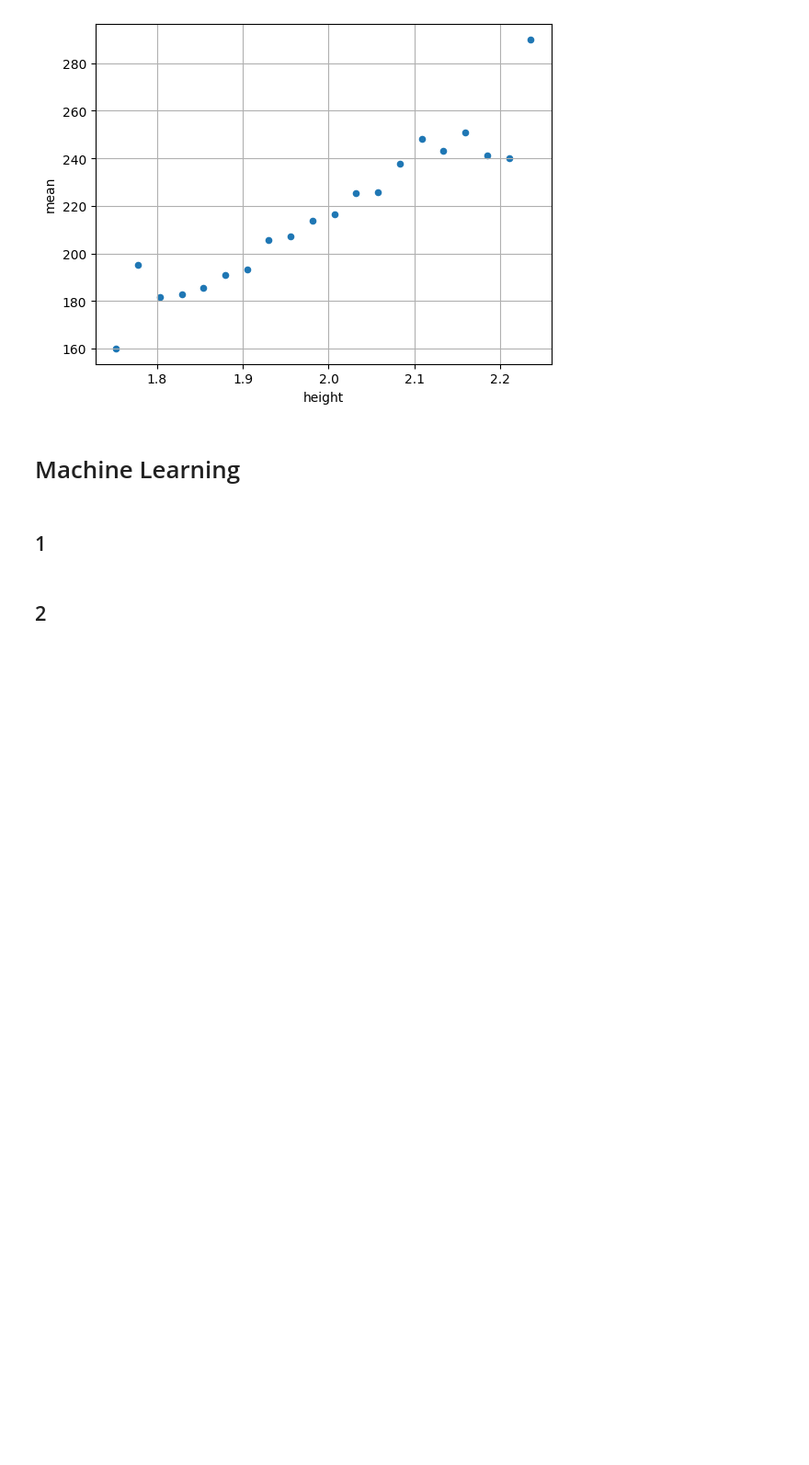
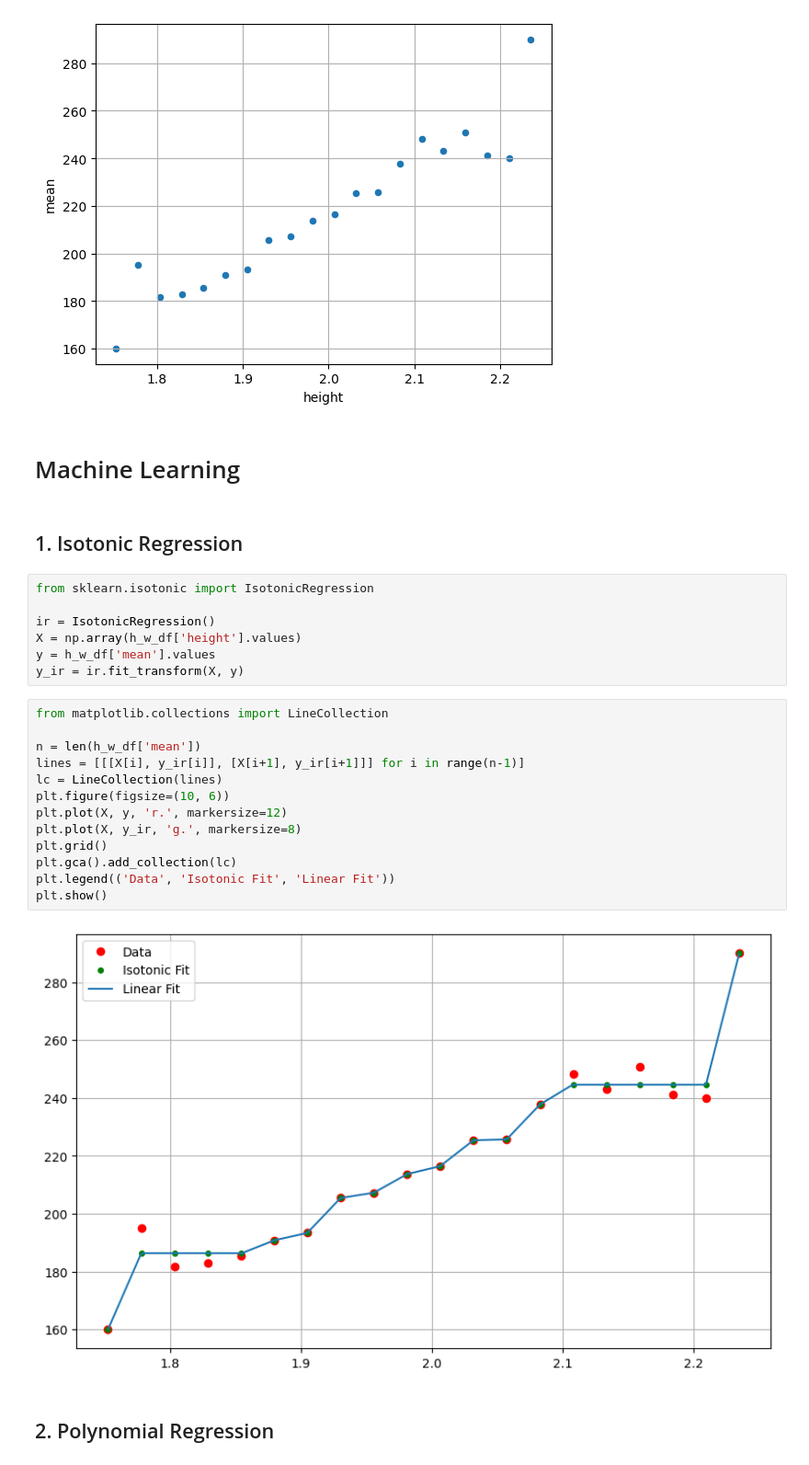
Before and after one commit to Tom-0727/TomMLs, a Jupyter notebook: notebook.ipynb, the cells around one changed output. Shown at 92% size. Saved outputs shown, nothing was run; the diff lists cells and outputs as text; blank space fills up the shorter version.

Commit message:
Data Processing

```diff
--- a/notebook.ipynb
+++ b/notebook.ipynb
@@ -100,6 +100,28 @@ plt.show()
 # %% [markdown]
 # Machine Learning
 # %% [markdown]
-## 1
+## 1. Isotonic Regression
+# %%
+from sklearn.isotonic import IsotonicRegression
+
+ir = IsotonicRegression()
+X = np.array(h_w_df['height'].values)
+y = h_w_df['mean'].values
+y_ir = ir.fit_transform(X, y)
+# %%
+from matplotlib.collections import LineCollection
+
+n = len(h_w_df['mean'])
+lines = [[[X[i], y_ir[i]], [X[i+1], y_ir[i+1]]] for i in range(n-1)]
+lc = LineCollection(lines)
+plt.figure(figsize=(10, 6))
+plt.plot(X, y, 'r.', markersize=12)
+plt.plot(X, y_ir, 'g.', markersize=8)
+plt.grid()
+plt.gca().add_collection(lc)
+plt.legend(('Data', 'Isotonic Fit', 'Linear Fit'))
+plt.show()
+# %% [output]
+[figure, added]
 # %% [markdown]
-## 2
+## 2. Polynomial Regression
```
Also changed, not shown: parts of 2 cells of this notebook.
